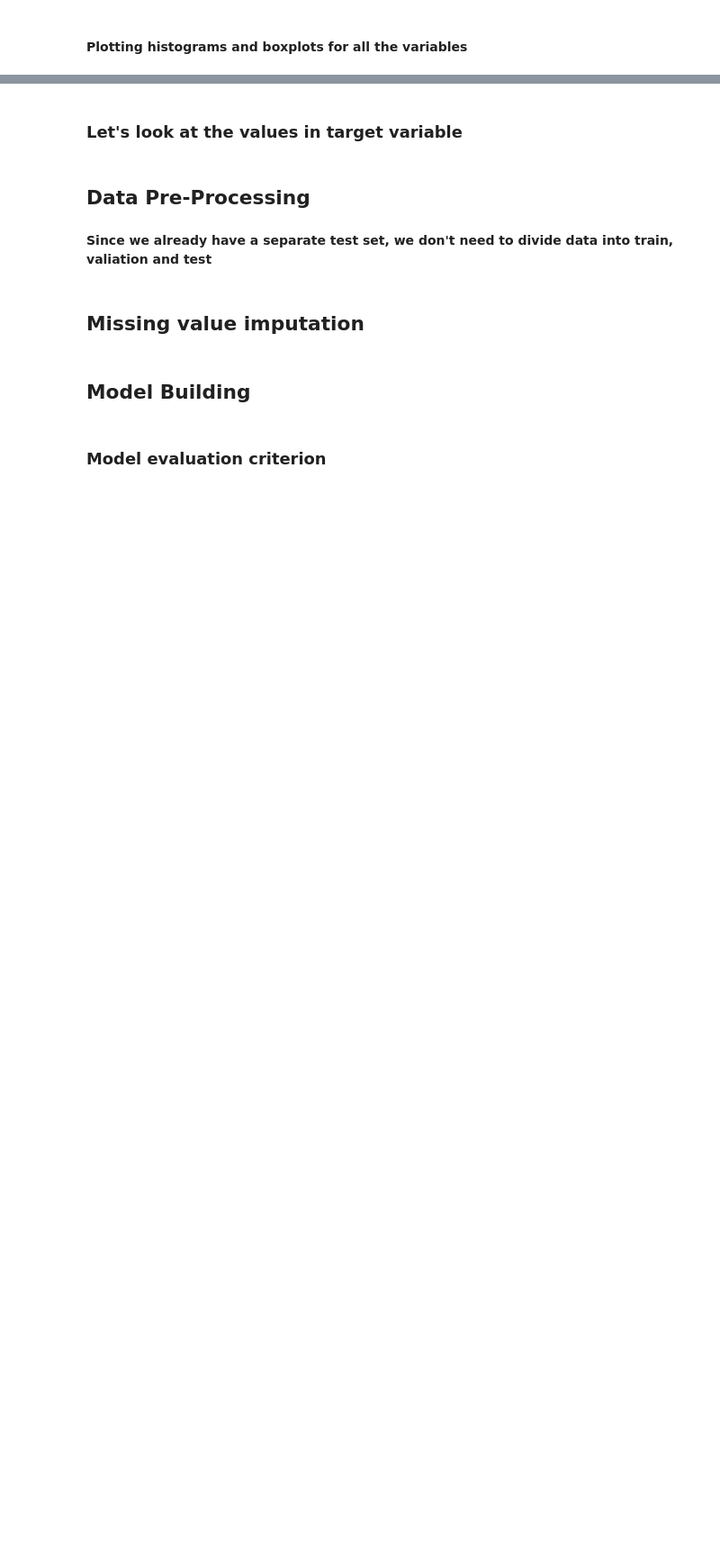
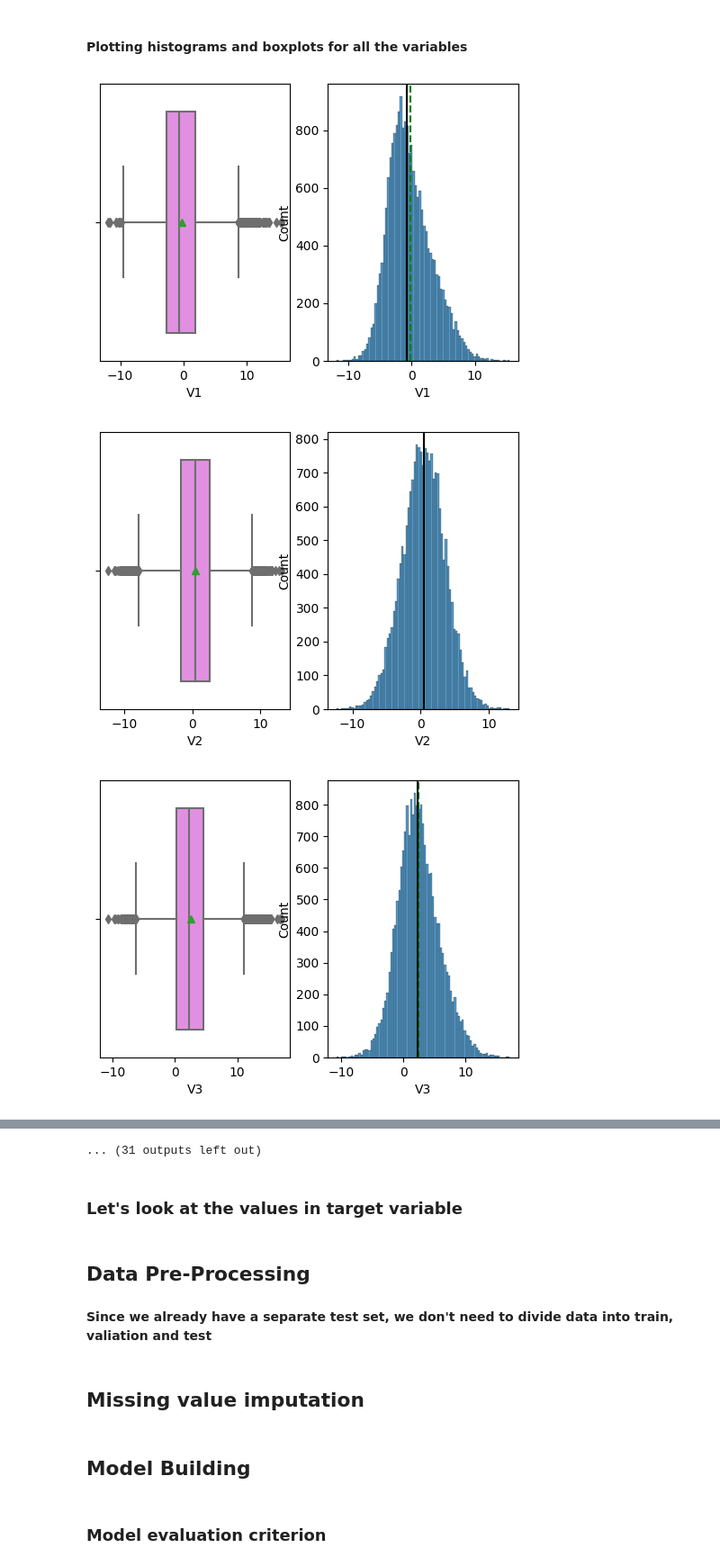
Before and after one commit to CoderSales/codespaces-jupyter, a Jupyter notebook: notebooks/MT_Project_LearnerNotebook_LowCode.ipynb, the cells around one changed output, grey strips where cells are left out. Shown at 90% size. Cells and saved outputs as stored; diff of their text form; code cells hidden in the pictures; blank space fills up the shorter version.

Commit message:
Run histogram boxplot
Edit run and reference
histogram boxplot

```diff
--- a/notebooks/MT_Project_LearnerNotebook_LowCode.ipynb
+++ b/notebooks/MT_Project_LearnerNotebook_LowCode.ipynb
@@ -1078,7 +1078,7 @@ data.describe().T ##  Complete the code to print the statitical summary of the t
 # function to plot a boxplot and a histogram along the same scale.
 
 
-def histogram_boxplot(data, feature, figsize=(12, 7), kde=False, bins=None):
+def histogram_boxplot(data, feature, figsize=(6, 4), kde=False, bins=None):
     """
     Boxplot and histogram combined
 
@@ -1089,9 +1089,11 @@ def histogram_boxplot(data, feature, figsize=(12, 7), kde=False, bins=None):
     bins: number of bins for histogram (default None)
     """
     f2, (ax_box2, ax_hist2) = plt.subplots(
-        nrows=2,  # Number of rows of the subplot grid= 2
+        nrows=1,  # Number of rows of the subplot grid= 2
+        ncols=2,
+        # nrows=2,  # Number of rows of the subplot grid= 2
         sharex=True,  # x-axis will be shared among all subplots
-        gridspec_kw={"height_ratios": (0.25, 0.75)},
+        # gridspec_kw={"height_ratios": (0.25, 0.75)},
         figsize=figsize,
     )  # creating the 2 subplots
     sns.boxplot(
@@ -1115,4 +1117,8 @@ def histogram_boxplot(data, feature, figsize=(12, 7), kde=False, bins=None):
 #### Plotting histograms and boxplots for all the variables
 # %%
 for feature in df.columns:
-    histogram_boxplot(data, feature, figsize=(12, 7), kde=False, bins=None)
+    histogram_boxplot(data, feature, figsize=(6, 4), kde=False, bins=None)
+# %% [output]
+[figure, added]
+[figure, added]
+[figure, added]
@@ -1119,3 +1134,4 @@ for feature in df.columns:
+... (31 outputs left out)
 # %% [markdown]
 ### Let's look at the values in target variable
 # %%
```
Also changed, not shown: parts of 1 cell of this notebook, 1 other file.
